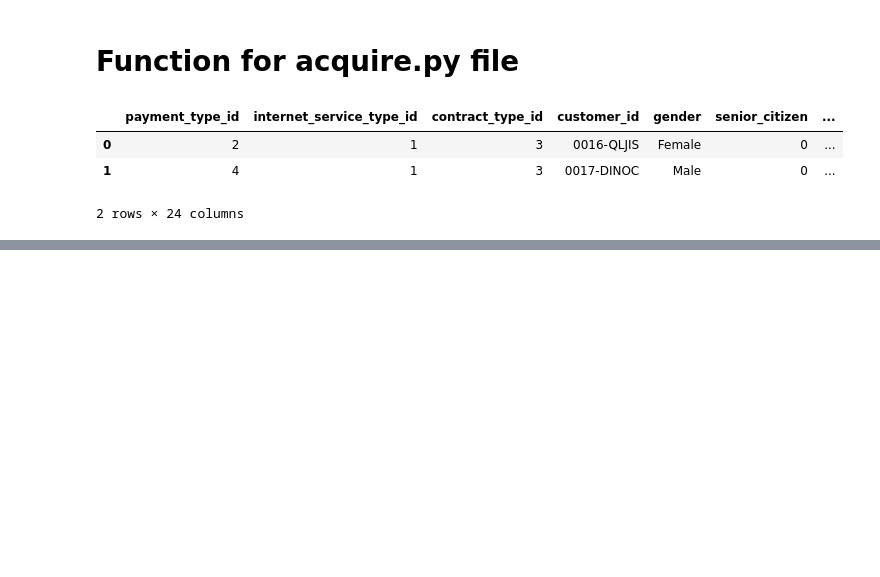
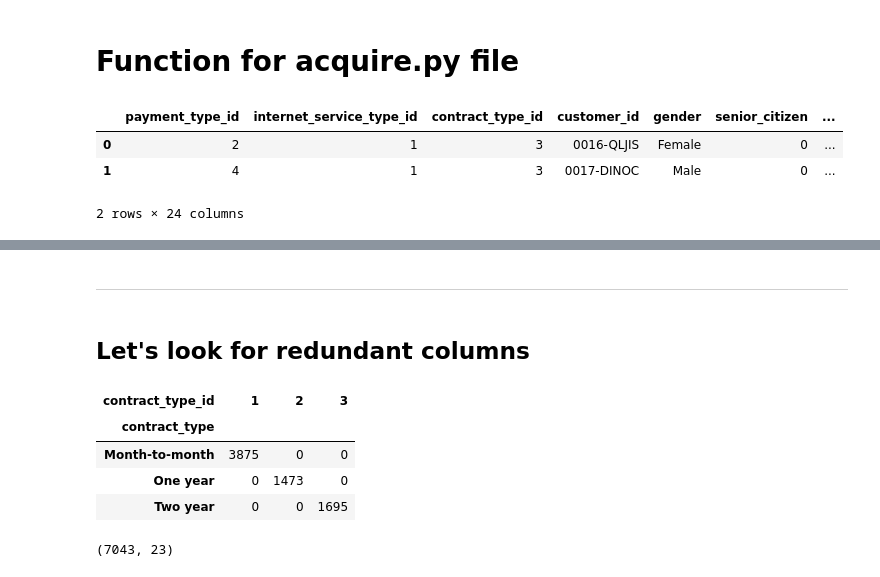
Before and after one commit to Jonessn22/telco_classification_project, a Jupyter notebook: working_project_report.ipynb, the cells around one changed output, grey strips where cells are left out. Saved outputs shown, nothing was run; the diff lists cells and outputs as text; code cells hidden in the pictures; blank space fills up the shorter version.

```diff
--- a/working_project_report.ipynb
+++ b/working_project_report.ipynb
@@ -129,0 +161,22 @@ raw_data.head(2)
+# %% [markdown]
+***
+# %% [markdown]
+## Let's look for redundant columns
+# %%
+# contract_type (object) and contract_type_id(int64)
+
+pd.crosstab(raw_data.contract_type, raw_data.contract_type_id)
+# %% [output]
+| contract_type_id | 1 | 2 | 3 |
+| contract_type |  |  |  |
+| Month-to-month | 3875 | 0 | 0 |
+| One year | 0 | 1473 | 0 |
+| Two year | 0 | 0 | 1695 |
+# %%
+# we can drop contract_type, the dtypes are objects and only numerical dtypes can go into our model for later
+# we will also create a variable to hold our prepare df ---> prepare_telco
+
+prepare_telco = raw_data.drop(columns = 'contract_type')
+prepare_telco.shape
+# %% [output]
+(7043, 23)
```
Also changed, not shown: parts of 27 cells of this notebook, 1 other file.
